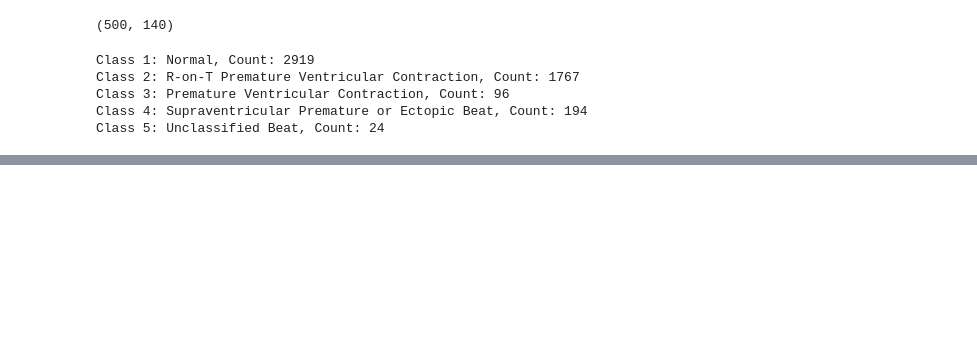
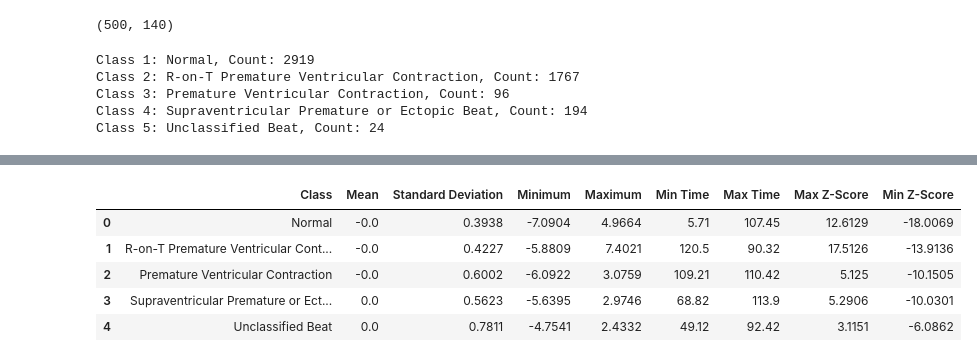
Before and after one commit to bi-blib/ecg5000_time_series_modelling, a Jupyter notebook: exploratory_analysis/ea.ipynb, the cells around one changed output, grey strips where cells are left out. Cells and saved outputs as stored; diff of their text form; code cells hidden in the pictures; blank space fills up the shorter version.

```diff
--- a/exploratory_analysis/ea.ipynb
+++ b/exploratory_analysis/ea.ipynb
@@ -49,0 +37,21 @@ df.T.describe()
+# %%
+class_pro_df = pd.DataFrame(columns=['Class', 'Train Proportion', 'Test Proportion', 'Overall Proportion'])
+for class_label, class_name in annotations.items():
+
+    train_count = y_train.tolist().count(class_label)
+    test_count = y_test.tolist().count(class_label)
+    overall_count = train_count + test_count
+
+    train_proportion = train_count / len(y_train)
+    test_proportion = test_count / len(y_test)
+    overall_proportion = overall_count / len(df)
+
+    class_pro_df = pd.concat([class_pro_df, pd.DataFrame({
+        'Class': [annotations[class_label]],
+        'Train Proportion': [round(train_proportion, 4)],
+        'Test Proportion': [round(test_proportion, 4)],
+        'Overall Proportion': [round(overall_proportion, 4)]
+    })], ignore_index=True)
+
+class_pro_df["Difference (Train - Test)"] = class_pro_df["Train Proportion"] - class_pro_df["Test Proportion"]
+class_pro_df
@@ -49,0 +65,31 @@ df.T.describe()
+# %%
+class_desc_df = pd.DataFrame(columns=['Class', 'Mean', 'Standard Deviation', 'Minimum', 'Maximum', 'Min Time', 'Max Time', 'Max Z-Score', 'Min Z-Score'])
+for class_label, class_name in annotations.items():
+    class_data = df[df['Class'] == class_label].iloc[:, :-1]  # Exclude the 'Class' column
+    mean = class_data.mean().mean()
+    std_dev = class_data.std().mean()
+    min_val = class_data.min().min()
+    max_val = class_data.max().max()
+    min_time = class_data.idxmin(axis=1).mean()  # Average index of minimum value
+    max_time = class_data.idxmax(axis=1).mean()  # Average index of maximum value
+
+    class_desc_df = pd.concat([class_desc_df, pd.DataFrame({
+        'Class': [annotations[class_label]],
+        'Mean': [round(mean, 10)],
+        'Standard Deviation': [round(std_dev, 4)],
+        'Minimum': [round(min_val, 4)],
+        'Maximum': [round(max_val, 4)],
+        'Min Time': [round(min_time, 2)],
+        'Max Time': [round(max_time, 2)],
+        'Max Z-Score': [round((max_val - mean) / std_dev, 4)],
+        'Min Z-Score': [round((min_val - mean) / std_dev, 4)]
+    })], ignore_index=True)
+
+class_desc_df
+# %% [output]
+|  | Class | Mean | Standard Deviation | Minimum | Maximum | Min Time | Max Time | Max Z-Score | Min Z-Score |
+| 0 | Normal | -0.0 | 0.3938 | -7.0904 | 4.9664 | 5.71 | 107.45 | 12.6129 | -18.0069 |
+| 1 | R-on-T Premature Ventricular Cont... | -0.0 | 0.4227 | -5.8809 | 7.4021 | 120.5 | 90.32 | 17.5126 | -13.9136 |
+| 2 | Premature Ventricular Contraction | -0.0 | 0.6002 | -6.0922 | 3.0759 | 109.21 | 110.42 | 5.125 | -10.1505 |
+| 3 | Supraventricular Premature or Ect... | 0.0 | 0.5623 | -5.6395 | 2.9746 | 68.82 | 113.9 | 5.2906 | -10.0301 |
+| 4 | Unclassified Beat | 0.0 | 0.7811 | -4.7541 | 2.4332 | 49.12 | 92.42 | 3.1151 | -6.0862 |
```
Also changed, not shown: parts of 3 cells of this notebook, 1 other file.
